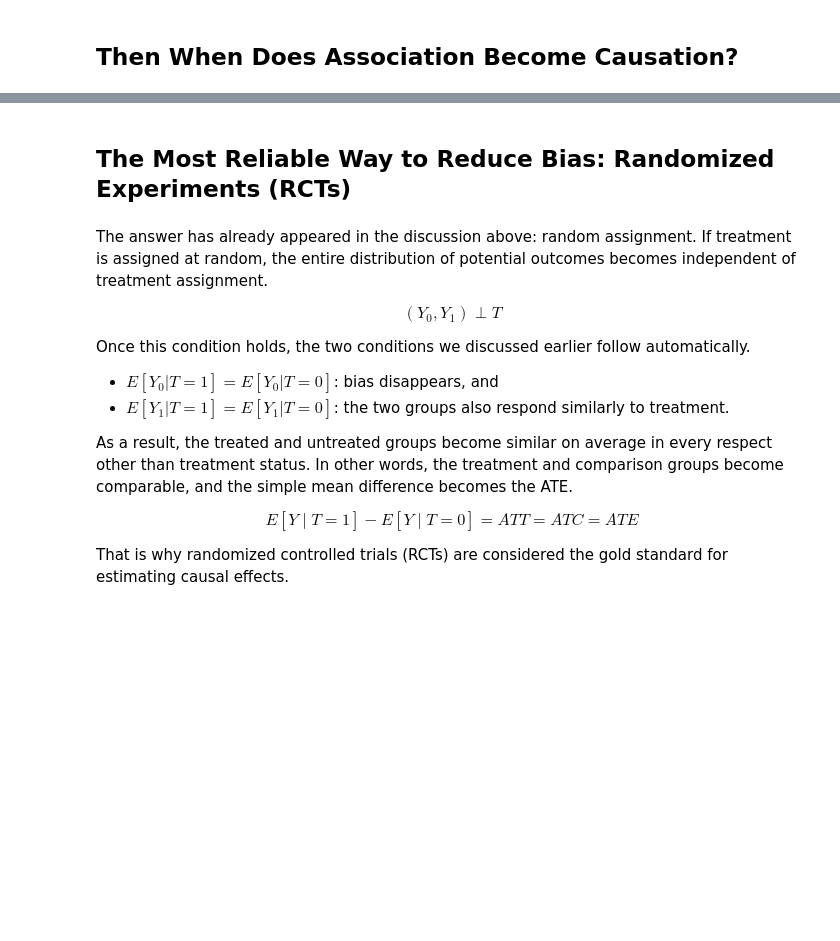
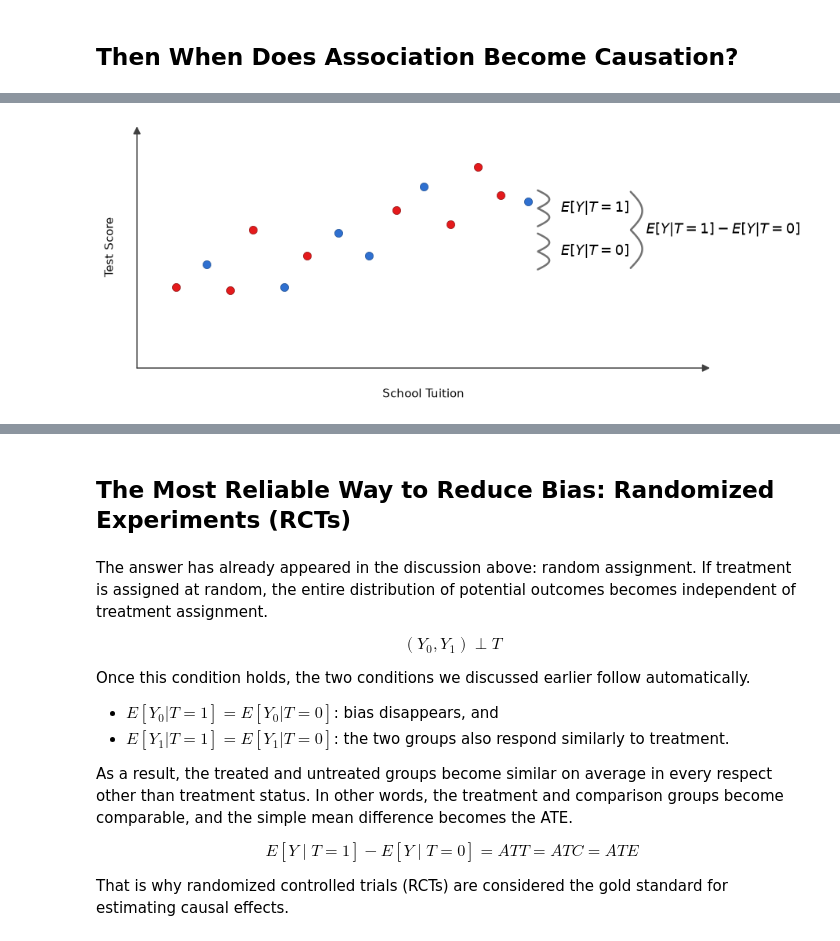
Before and after one commit to CausalInferenceLab/causal-studio, a Jupyter notebook: book/why_causal_inference/why_causal_inference_en.ipynb, the cells around one changed output, grey strips where cells are left out. Drawn from its saved outputs; the diff is of its cells as text; code cells hidden in the pictures; blank space fills up the shorter version.

```diff
--- a/book/why_causal_inference/why_causal_inference_en.ipynb
+++ b/book/why_causal_inference/why_causal_inference_en.ipynb
@@ -241,0 +353,26 @@ Removing bias and making the two groups comparable is the central task of causal
+# %%
+def anatomy_randomized_difference():
+    x = np.array([1.0, 1.8, 2.4, 3.0, 3.8, 4.4, 5.2, 6.0, 6.7, 7.4, 8.1, 8.8, 9.4, 10.1])
+    y = np.array([2.8, 3.6, 2.7, 4.8, 2.8, 3.9, 4.7, 3.9, 5.5, 6.3, 5.0, 7.0, 6.0, 5.8])
+    treated = np.array([True, False, True, True, False, True, False, False, True, False, True, True, True, False])
+
+    with plt.rc_context({"axes.grid": False, "figure.facecolor": "white"}):
+        fig, ax = plt.subplots(figsize=(8.4, 3.8))
+        _draw_causal_axes(ax, xlim=(0, 14.8), ylim=(0, 8.4))
+        ax.scatter(x[~treated], y[~treated], s=54, color="#2f70d0", edgecolor="#1f4f91", zorder=3)
+        ax.scatter(x[treated], y[treated], s=54, color="#e41a1c", edgecolor="#8f1112", zorder=3)
+
+        # Match the original reference: two small braces for conditional means,
+        # then one larger brace for the observed mean difference.
+        _brace(ax, 10.35, 5.55, 1.25, "", fontsize=13)
+        _brace(ax, 10.35, 4.05, 1.25, "", fontsize=13)
+        ax.text(10.95, 5.55, r"$E[Y|T=1]$", ha="left", va="center", fontsize=13)
+        ax.text(10.95, 4.05, r"$E[Y|T=0]$", ha="left", va="center", fontsize=13)
+        _brace(ax, 12.75, 4.80, 2.65, "", fontsize=13)
+        ax.text(13.15, 4.80, r"$E[Y|T=1]-E[Y|T=0]$", ha="left", va="center", fontsize=13)
+        plt.show()
+
+
+anatomy_randomized_difference()
+# %% [output]
+[figure, added]
```
Also changed, not shown: parts of 18 cells of this notebook, 5 other files.
